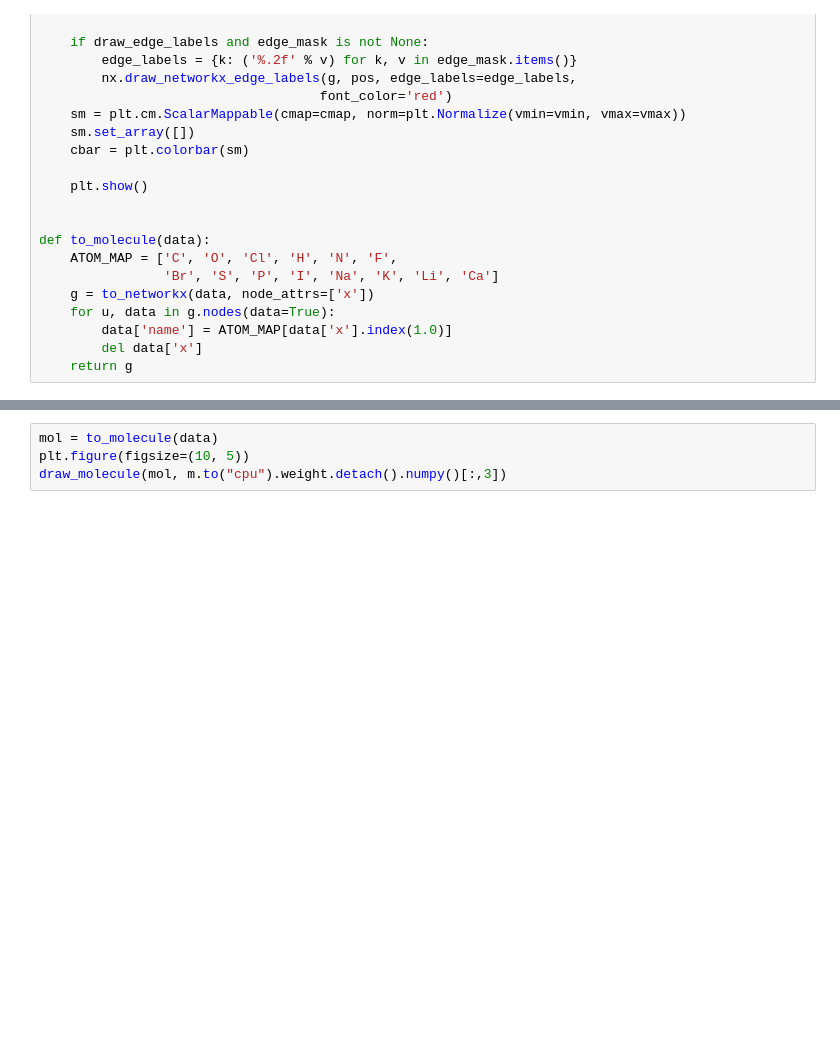
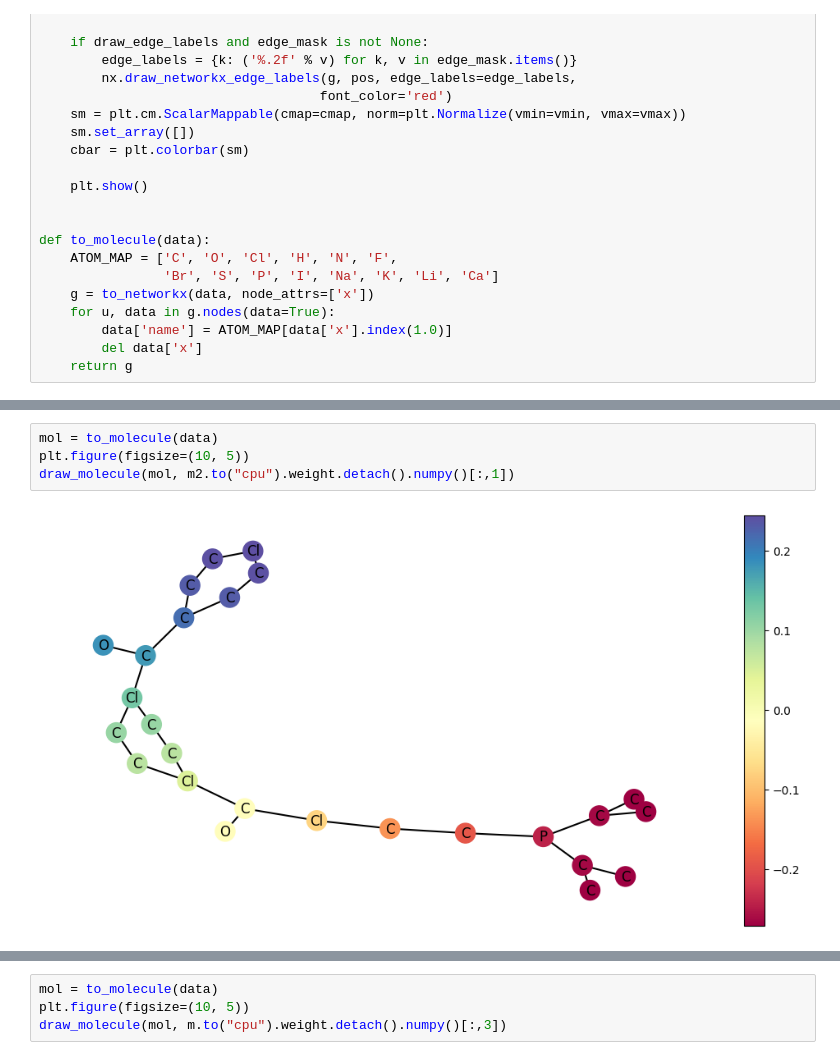
Before and after one commit to alip67/glpe, a Jupyter notebook: graph-task/PlotEigVecs.ipynb, the cells around one changed output, grey strips where cells are left out. Saved outputs shown, nothing was run; the diff lists cells and outputs as text; blank space fills up the shorter version.

```diff
--- a/graph-task/PlotEigVecs.ipynb
+++ b/graph-task/PlotEigVecs.ipynb
@@ -196,3 +248,9 @@ draw_molecule(mol, m.to("cpu").weight.detach().numpy()[:,0])
+# %%
+mol = to_molecule(data)
+plt.figure(figsize=(10, 5))
+draw_molecule(mol, m2.to("cpu").weight.detach().numpy()[:,1])
+# %% [output]
+[figure, added]
 # %%
 mol = to_molecule(data)
 plt.figure(figsize=(10, 5))
```
Also changed, not shown: parts of 19 cells of this notebook, 27 other files.
